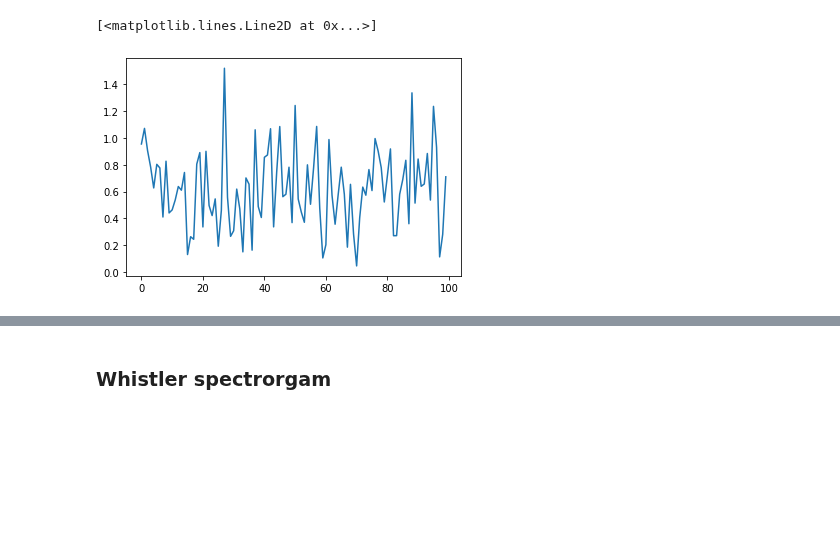
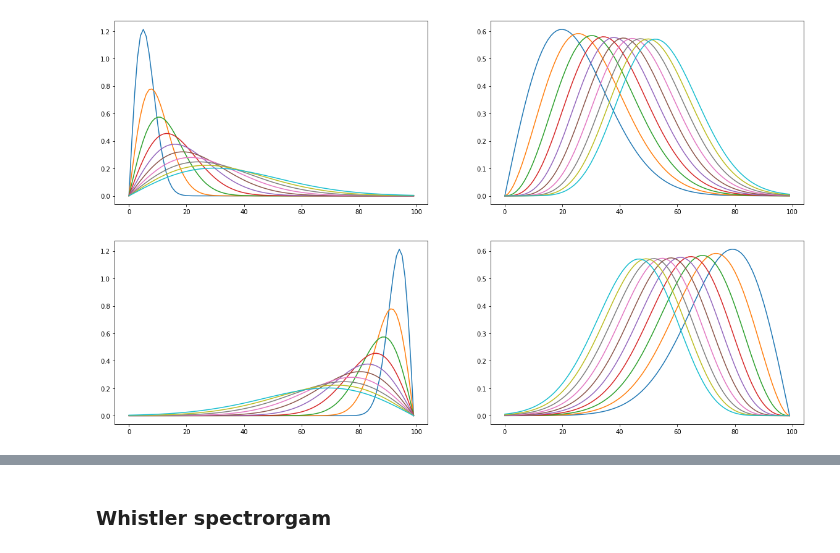
Before and after one commit to Kojey/MSc-whistler-waves-detector, a Jupyter notebook: ipy/experiments/estimator/sim_data.ipynb, the cells around one changed output, grey strips where cells are left out. Drawn from its saved outputs; the diff is of its cells as text; code cells hidden in the pictures; blank space fills up the shorter version.

```diff
--- a/ipy/experiments/estimator/sim_data.ipynb
+++ b/ipy/experiments/estimator/sim_data.ipynb
@@ -7,5 +8,49 @@ from scipy import signal
-# %%
-plt.plot(np.random.rayleigh(0.5,100))
-# %% [output]
-[<matplotlib.lines.Line2D at 0x...>]
-[figure, removed]
+# %%
+def rayleigh_distribution(size, phi, flipped=False):
+    '''Rayleigh distribution
+    params:
+        size: number of samples in the distribution
+        phi: scale parameter of the distribution (0.5 <= phi <= 3)
+        flipped: filp the distribution
+    return:
+        distribution
+    '''
+    x = np.linspace(0,10,size)
+    rv = (x/(phi**2))*np.exp((-x**2)/(2*(phi**2)))
+    if flipped:
+        rv = np.flip(rv)
+    return rv
+def chi_distribution(size, k, flipped=False):
+    '''Chi distribution
+    params:
+        size: number of samples in the distribution
+        k: scale parameter of the distribution (2 <= k <= 8)
+        flipped: filp the distribution
+    return:
+        distribution
+    '''
+    x = np.linspace(0,5,size)
+    rv = ((x**(k-1))*np.exp(-(x**2)/2))/((2**(-1+k/2))*gamma(k/2))
+    if flipped:
+        rv = np.flip(rv)
+    return rv
+
+
+plt.figure(figsize=(20,12))
+nbr_distribution = 10
+size = 100
+plt.subplot(2,2,1)
+for phi in np.linspace(0.5,3,nbr_distribution):
+    plt.plot(rayleigh_distribution(size, phi))
+plt.subplot(2,2,2)
+for k in np.linspace(2,8,nbr_distribution):
+    plt.plot(chi_distribution(size, k))
+plt.subplot(2,2,3)
+for phi in np.linspace(0.5,3,nbr_distribution):
+    plt.plot(rayleigh_distribution(size, phi, flipped=True))
+plt.subplot(2,2,4)
+for k in np.linspace(2,8,nbr_distribution):
+    plt.plot(chi_distribution(size, k, flipped=True))
+plt.show()
+# %% [output]
+[figure, added]
```
Also changed, not shown: parts of 4 cells of this notebook, 13 other files.
